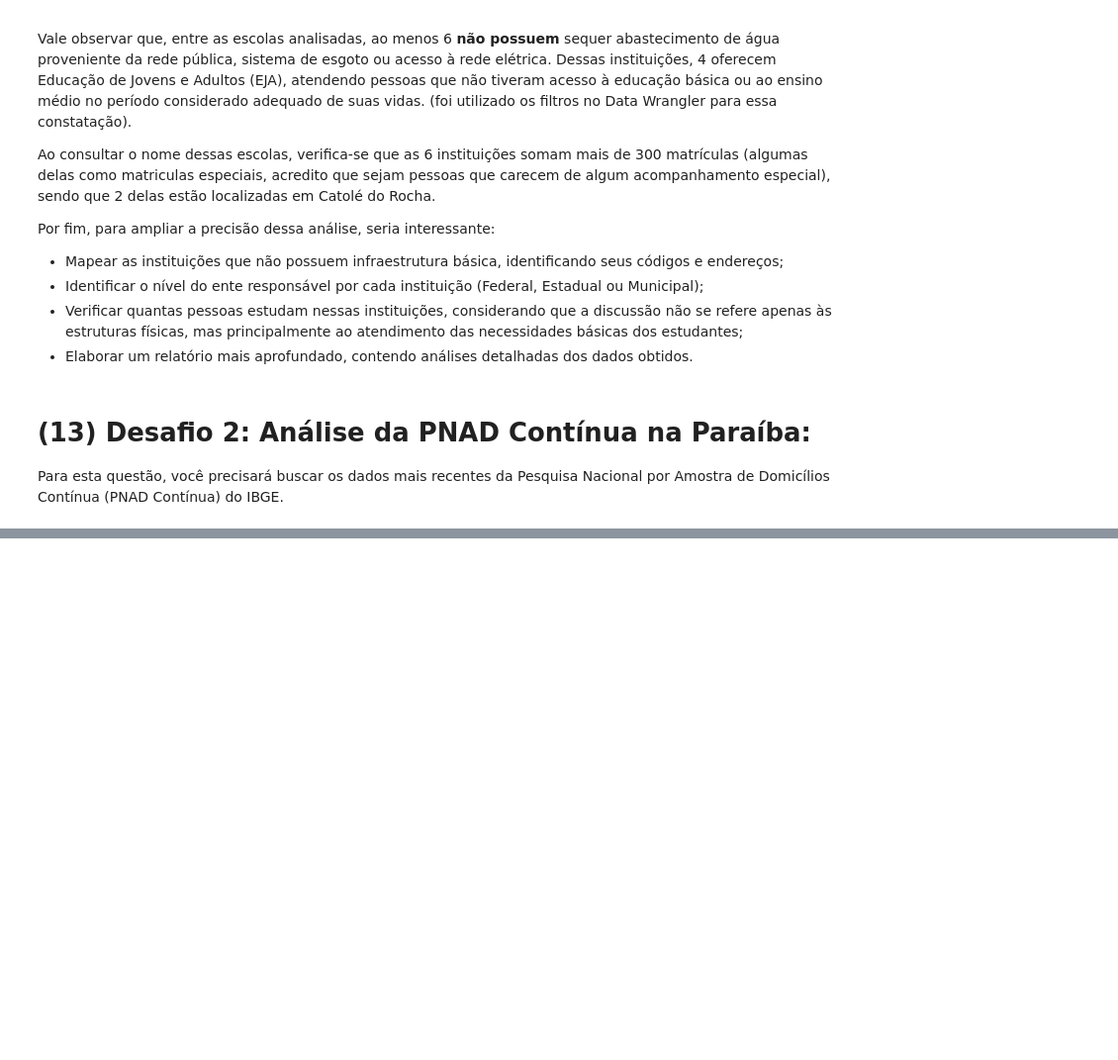
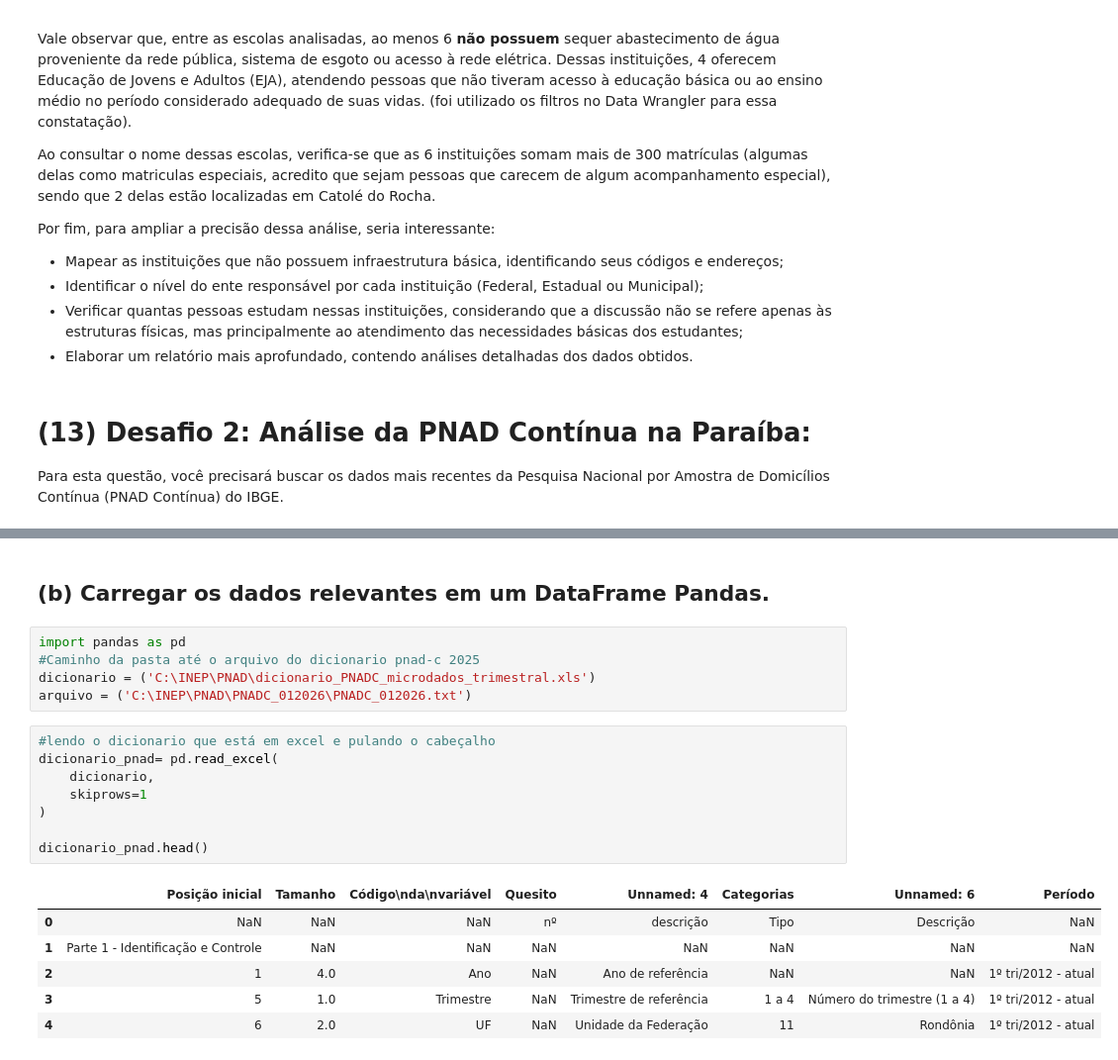
Before and after one commit to GabrielSilva-DTSC/analise-estrutura-escolas-publicas, a Jupyter notebook: atividade-dois.ipynb, the cells around one changed output, grey strips where cells are left out. Shown at 99% size. Cells and saved outputs as stored; diff of their text form; blank space fills up the shorter version.

```diff
--- a/atividade-dois.ipynb
+++ b/atividade-dois.ipynb
@@ -312,0 +346,22 @@ Para esta questão, você precisará buscar os dados mais recentes da Pesquisa N
+# %% [markdown]
+## (b) Carregar os dados relevantes em um DataFrame Pandas.
+# %%
+import pandas as pd
+#Caminho da pasta até o arquivo do dicionario pnad-c 2025
+dicionario = ('C:\INEP\PNAD\dicionario_PNADC_microdados_trimestral.xls')
+arquivo = ('C:\INEP\PNAD\PNADC_012026\PNADC_012026.txt')
+# %%
+#lendo o dicionario que está em excel e pulando o cabeçalho
+dicionario_pnad= pd.read_excel(
+    dicionario,
+    skiprows=1
+)
+
+dicionario_pnad.head()
+# %% [output]
+|  | Posição inicial | Tamanho | Código\nda\nvariável | Quesito | Unnamed: 4 | Categorias | Unnamed: 6 | Período |
+| 0 | NaN | NaN | NaN | nº | descrição | Tipo | Descrição | NaN |
+| 1 | Parte 1 - Identificação e Controle | NaN | NaN | NaN | NaN | NaN | NaN | NaN |
+| 2 | 1 | 4.0 | Ano | NaN | Ano de referência | NaN | NaN | 1º tri/2012 - atual |
+| 3 | 5 | 1.0 | Trimestre | NaN | Trimestre de referência | 1 a 4 | Número do trimestre (1 a 4) | 1º tri/2012 - atual |
+| 4 | 6 | 2.0 | UF | NaN | Unidade da Federação | 11 | Rondônia | 1º tri/2012 - atual |
```
Also changed, not shown: parts of 34 cells of this notebook, 10 other files.
